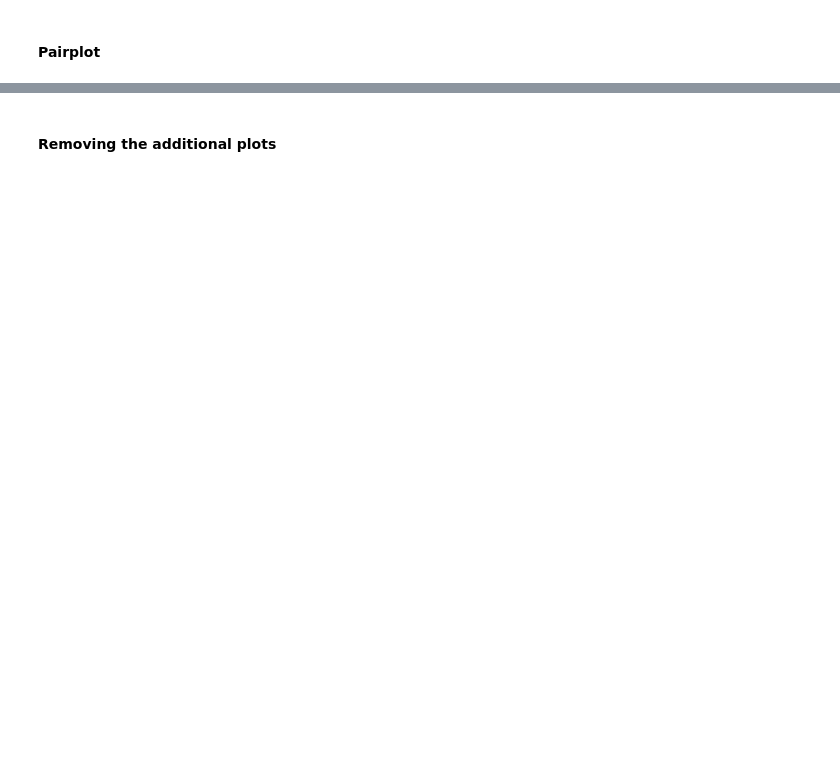
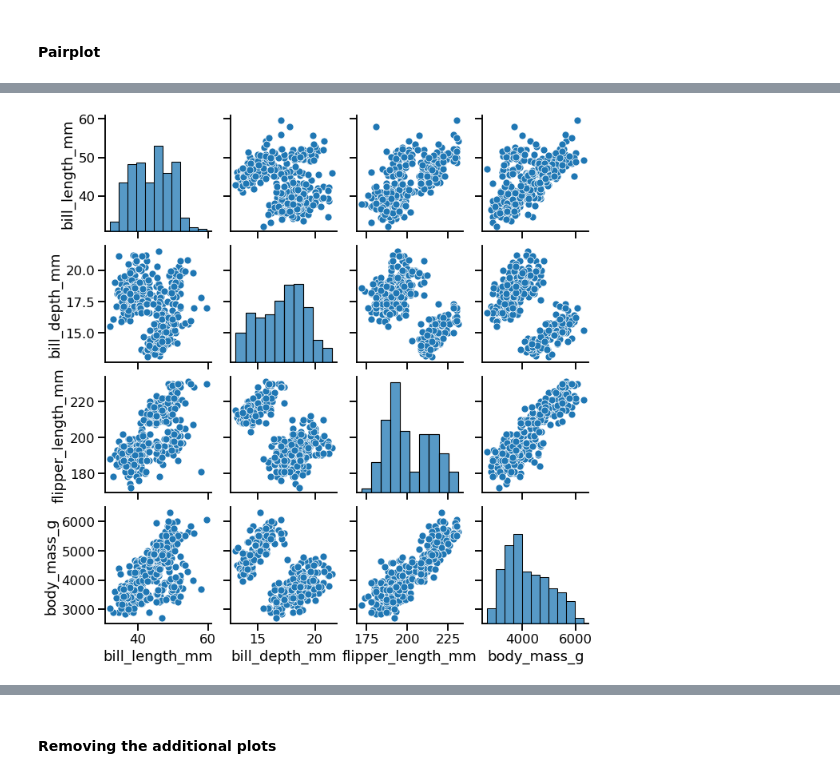
Before and after one commit to SKawsar/Data-Visualization-with-Python, a Jupyter notebook: Lecture_5.ipynb, the cells around one changed output, grey strips where cells are left out. Saved outputs shown, nothing was run; the diff lists cells and outputs as text; code cells hidden in the pictures; blank space fills up the shorter version.

```diff
--- a/Lecture_5.ipynb
+++ b/Lecture_5.ipynb
@@ -42,0 +177,5 @@ sns.set_context('talk')
+# %%
+penguins = sns.load_dataset("penguins")
+
+display(penguins.head())
+print(penguins.shape)
@@ -42,0 +190,5 @@ sns.set_context('talk')
+# %%
+sns.pairplot(penguins)
+plt.show()
+# %% [output]
+[figure, added]
```
Also changed, not shown: parts of 20 cells of this notebook.
